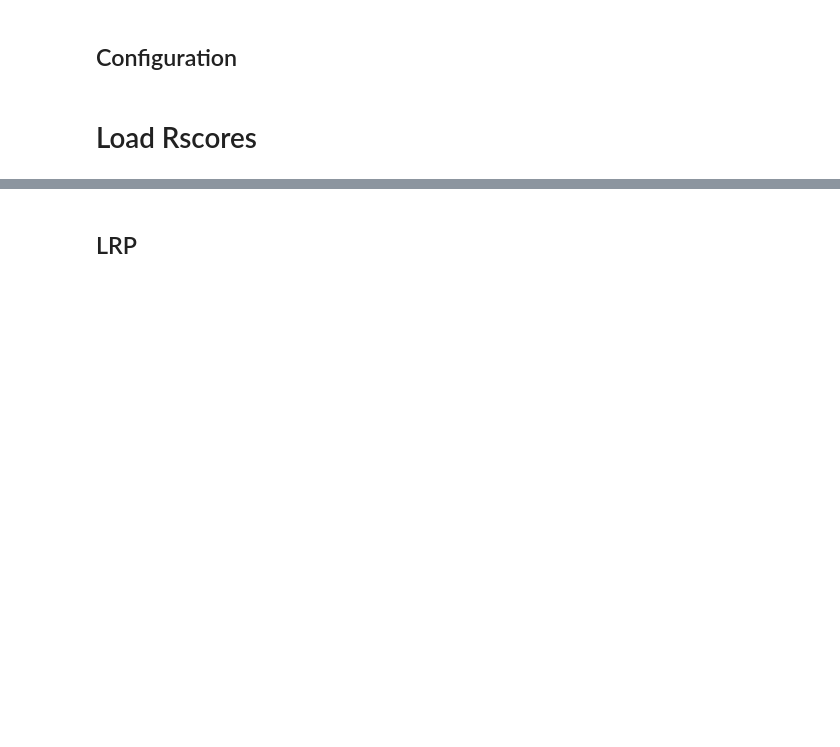
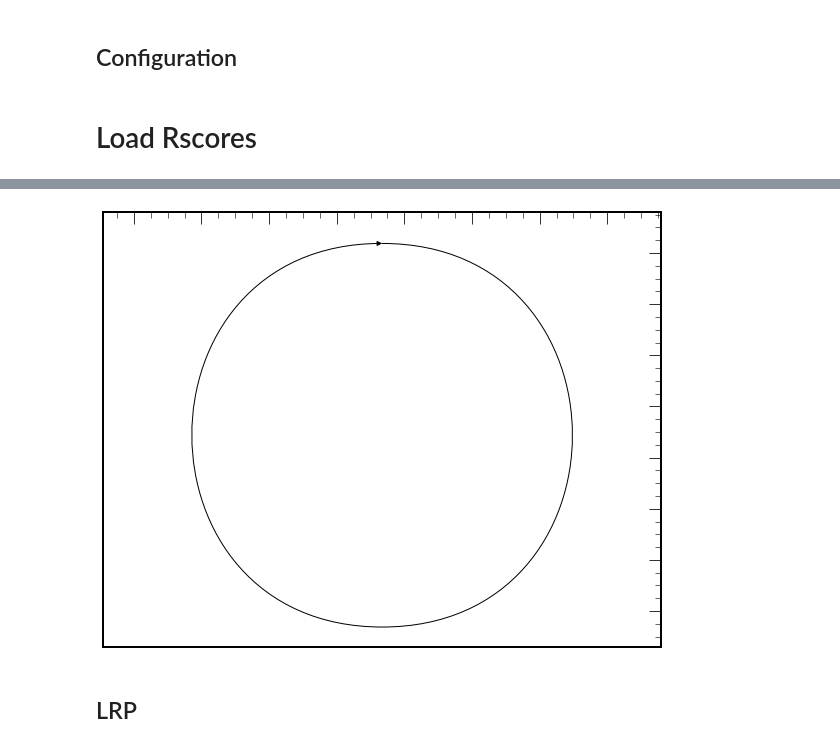
Before and after one commit to farakiko/xai4hep, a Jupyter notebook: binder/fastjet.ipynb, the cells around one changed output, grey strips where cells are left out. Drawn from its saved outputs; the diff is of its cells as text; code cells hidden in the pictures; blank space fills up the shorter version.

```diff
--- a/binder/fastjet.ipynb
+++ b/binder/fastjet.ipynb
@@ -301 +381,31 @@ Plotting the Edge-Rgraph...
+# %%
+fig, ax = plt.subplots(figsize=(10, 8))
+for j in range(Num_subjets):
+    if j!=1:
+        continue
+#     draw_networkx_nodes(G, pos,
+#                         nodelist=np.array(list(G))[subjet_idx==j].tolist(),
+#                         node_color=10*pt[subjet_idx==j],
+#                         node_size=30,
+#                         cmap=COLOR_from_idx[j],
+#                         ax=ax,
+#                         label=f"{LABEL[JET_ALGO]} Subjet {j} $p_{{\mathrm{{T}}}}$={subjet_vectors[j].pt:.0f}",
+#                        )
+    draw_networkx_edges(G, pos,
+#                     width=40*(edge_Rscores),
+                    edgelist=list(G.edges)[268:269],
+                    edge_color='k',
+                    style='solid',
+                    arrowsize=10,
+                    ax=ax,
+                   )
+# draw_networkx_edges(G, pos,
+#                     width=40*(edge_Rscores),
+#                     edge_color='k',
+#                     style='solid',
+#                     arrowsize=10,
+#                     ax=ax,
+#                    )
+# %% [output]
+[figure, added]
 # %%
```
Also changed, not shown: parts of 19 cells of this notebook.
